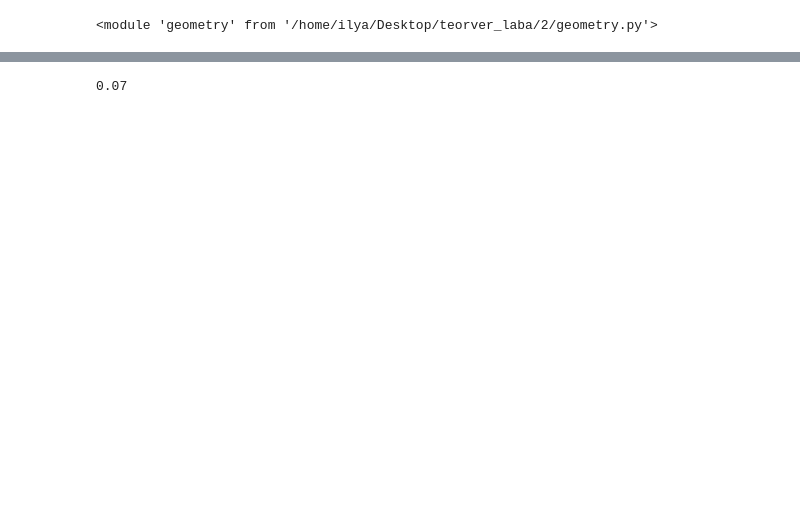
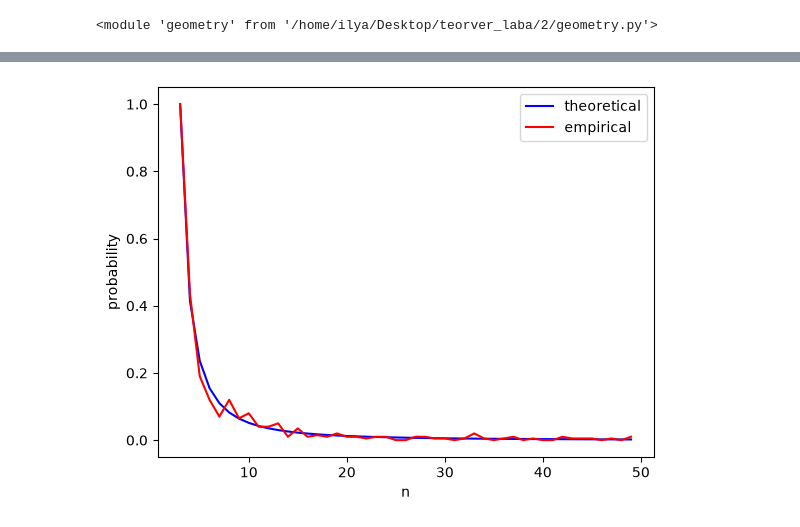
Before and after one commit to ilyakosstin/proba_billy_tea_1, a Jupyter notebook: 2/solution.ipynb, the cells around one changed output, grey strips where cells are left out. Cells and saved outputs as stored; diff of their text form; code cells hidden in the pictures; blank space fills up the shorter version.

```diff
--- a/2/solution.ipynb
+++ b/2/solution.ipynb
@@ -11,3 +78,32 @@ importlib.reload(geom)
 <module 'geometry' from '/home/ilya/Desktop/teorver_laba/2/geometry.py'>
 # %%
 np.random.seed(66)
+
+def empirical_prob(n, n_iter=100, radius=10):
+    success = 0
+
+    regular_polygon = geom.RegularPolygon(n, radius)
+
+    for i in range(n_iter):
+        random_point_inside = regular_polygon.random_inner_point()
+        dist_from_diag = regular_polygon.closest_distance_from_diagonal(random_point_inside)
+        dist_from_side = regular_polygon.closest_distance_from_side(random_point_inside)
+
+        if np.isnan(dist_from_diag) or dist_from_side < dist_from_diag:
+            success += 1
+
+    return success / n_iter
+
+def theoretical_prob(n):
+    return 1 / np.cos(np.pi / n) - 1
+
+def plot_probs(ns, n_iter=10, radius=10):
+    theo = [theoretical_prob(n) for n in ns]
+    empr = [empirical_prob(n, n_iter=n_iter, radius=radius) for n in tqdm.tqdm(ns)]
+
+    plt.plot(ns, theo, label="theoretical", color="blue")
+    plt.plot(ns, empr, label="empirical", color="red")
+    plt.xlabel("n")
+    plt.ylabel("probability")
+    plt.legend()
+    plt.show()
@@ -34,4 +122,6 @@ def theoretical_prob(n):
 # %%
-test_probability(8)
+MAX_N = 50
+
+plot_probs(range(3, MAX_N), n_iter=200, radius=100)
 # %% [output]
-0.07
+[figure, added]
```
Also changed, not shown: parts of 8 cells of this notebook, 2 other files.
